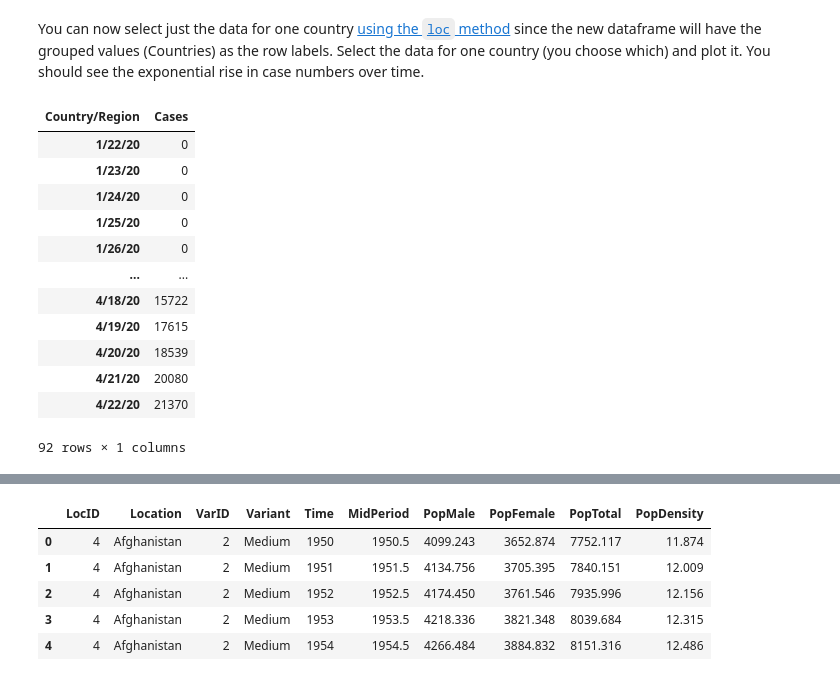
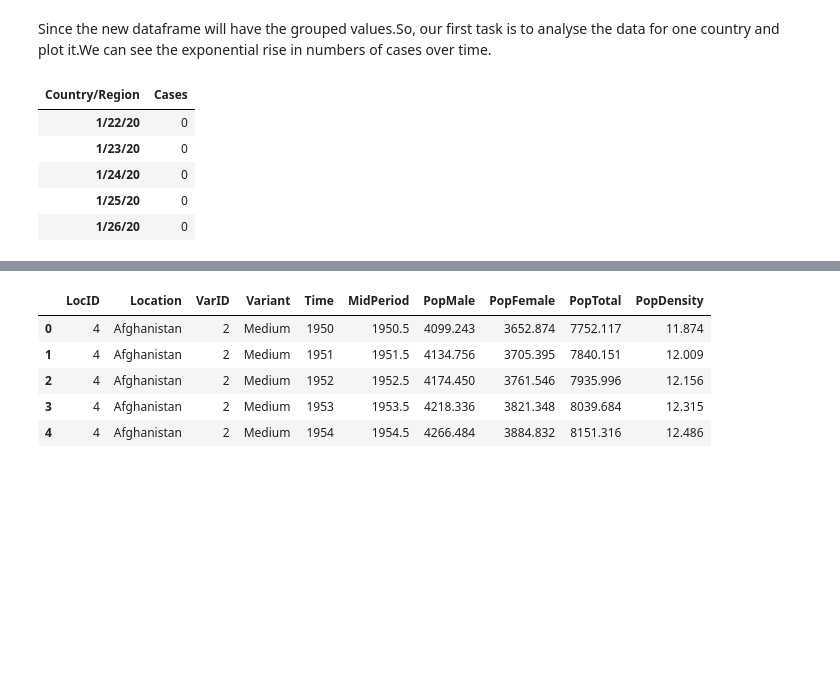
Before and after one commit to NSoni25/Portfolio_repository, a Jupyter notebook: Portfolio 2.ipynb, the cells around one changed output, grey strips where cells are left out. Drawn from its saved outputs; the diff is of its cells as text; code cells hidden in the pictures; blank space fills up the shorter version.

```diff
--- a/Portfolio 2.ipynb
+++ b/Portfolio 2.ipynb
@@ -59,23 +59,16 @@ grouped.head()
 # %% [markdown]
-You can now select just the data for one country [using the `loc` method](https://pandas.pydata.org/docs/getting_started/10min.html#selection) since the new dataframe will have the grouped values (Countries) as the row labels. Select the data for one country (you choose which) and plot it.  You should see the exponential rise in case numbers over time.
+Since the new dataframe will have the grouped values.So, our first task is to analyse the data for one country and plot it.We can see the exponential rise in numbers of cases over time.
 # %%
 df=grouped.loc[['India']].T
 df_rename=df.rename(columns={"India":'Cases'})
-df_rename
+df_rename.head()
 # %% [output]
 | Country/Region | Cases |
 | 1/22/20 | 0 |
 | 1/23/20 | 0 |
 | 1/24/20 | 0 |
 | 1/25/20 | 0 |
 | 1/26/20 | 0 |
-| ... | ... |
-| 4/18/20 | 15722 |
-| 4/19/20 | 17615 |
-| 4/20/20 | 18539 |
-| 4/21/20 | 20080 |
-| 4/22/20 | 21370 |
-92 rows × 1 columns
 # %%
 df_rename.plot()
 plt.show()
```
Also changed, not shown: parts of 49 cells of this notebook.
